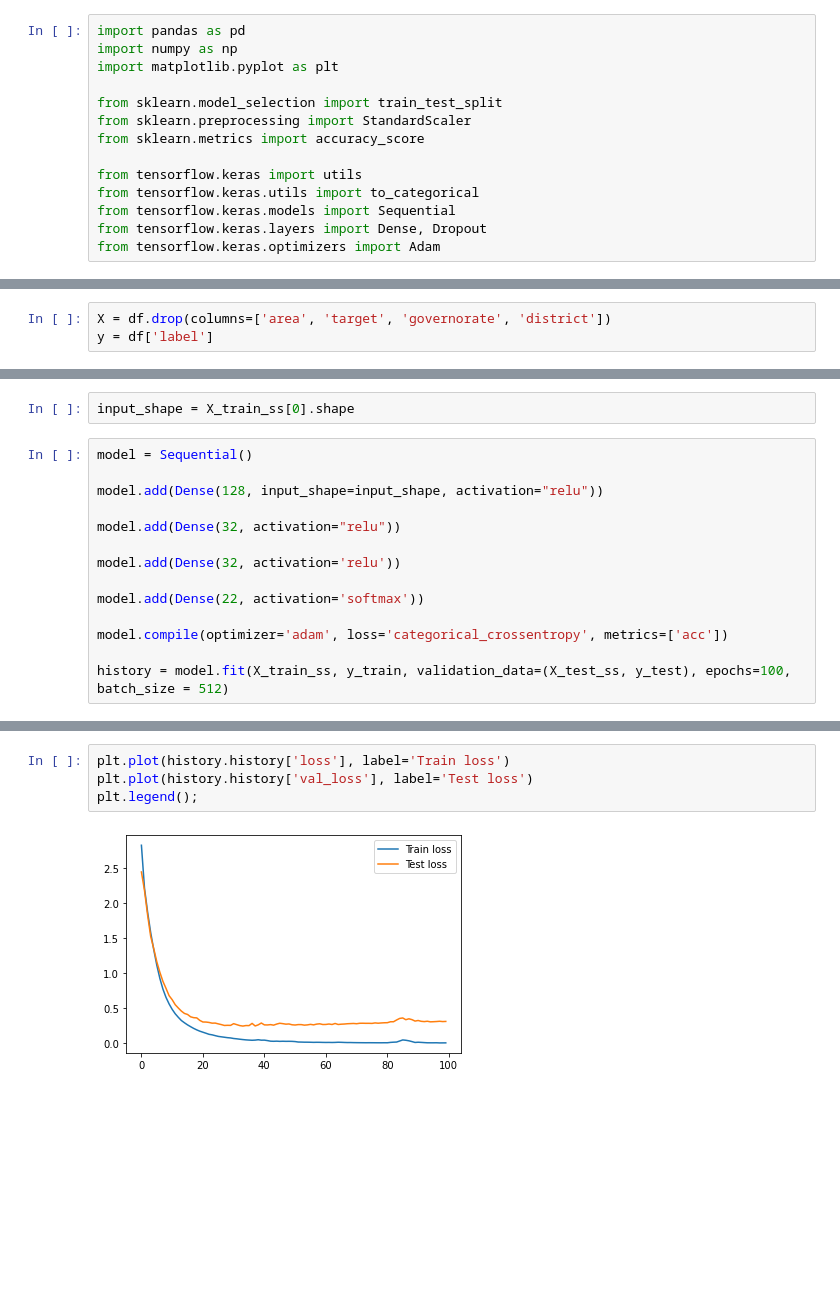
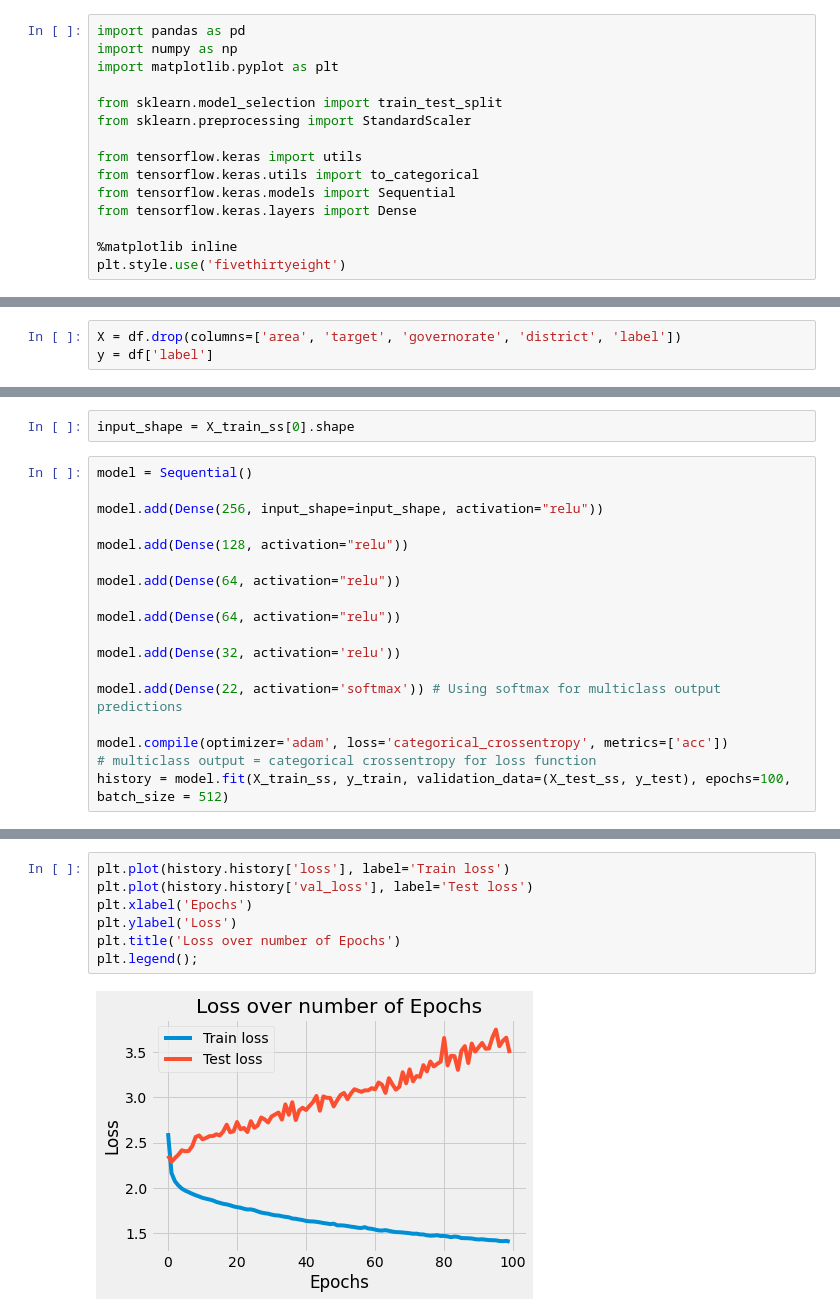
Before and after one commit to gnelsonpr6/yemen_air_raids, a Jupyter notebook: modeling_garrett_governorate.ipynb, the cells around one changed output, grey strips where cells are left out. Saved outputs shown, nothing was run; the diff lists cells and outputs as text; blank space fills up the shorter version.

```diff
--- a/modeling_garrett_governorate.ipynb
+++ b/modeling_garrett_governorate.ipynb
@@ -5,10 +5,11 @@ import matplotlib.pyplot as plt
 
 from sklearn.model_selection import train_test_split
 from sklearn.preprocessing import StandardScaler
-from sklearn.metrics import accuracy_score
 
 from tensorflow.keras import utils
 from tensorflow.keras.utils import to_categorical
 from tensorflow.keras.models import Sequential
-from tensorflow.keras.layers import Dense, Dropout
-from tensorflow.keras.optimizers import Adam
+from tensorflow.keras.layers import Dense
+
+%matplotlib inline
+plt.style.use('fivethirtyeight')
@@ -66,5 +66,5 @@ Name: label, Length: 22485, dtype: int8
 # %%
-X = df.drop(columns=['area', 'target', 'governorate', 'district'])
+X = df.drop(columns=['area', 'target', 'governorate', 'district', 'label'])
 y = df['label']
 # %%
 X_train, X_test, y_train, y_test = train_test_split(X, y, random_state=6, shuffle=False)
@@ -88,16 +84,20 @@ input_shape = X_train_ss[0].shape
 # %%
 model = Sequential()
 
-model.add(Dense(128, input_shape=input_shape, activation="relu"))
+model.add(Dense(256, input_shape=input_shape, activation="relu"))
 
-model.add(Dense(32, activation="relu"))
+model.add(Dense(128, activation="relu"))
+
+model.add(Dense(64, activation="relu"))
+
+model.add(Dense(64, activation="relu"))
 
 model.add(Dense(32, activation='relu'))
 
-model.add(Dense(22, activation='softmax'))
+model.add(Dense(22, activation='softmax')) # Using softmax for multiclass output predictions
 
 model.compile(optimizer='adam', loss='categorical_crossentropy', metrics=['acc'])
-
+# multiclass output = categorical crossentropy for loss function
 history = model.fit(X_train_ss, y_train, validation_data=(X_test_ss, y_test), epochs=100, batch_size = 512)
 # %% [output]
 Epoch 1/100
@@ -120,6 +122,9 @@ Epoch 100/100
 # %%
 plt.plot(history.history['loss'], label='Train loss')
 plt.plot(history.history['val_loss'], label='Test loss')
+plt.xlabel('Epochs')
+plt.ylabel('Loss')
+plt.title('Loss over number of Epochs')
 plt.legend();
 # %% [output]
-[figure, old version]
+[figure, new version]
```
Also changed, not shown: parts of 18 cells of this notebook, 2 other files.
